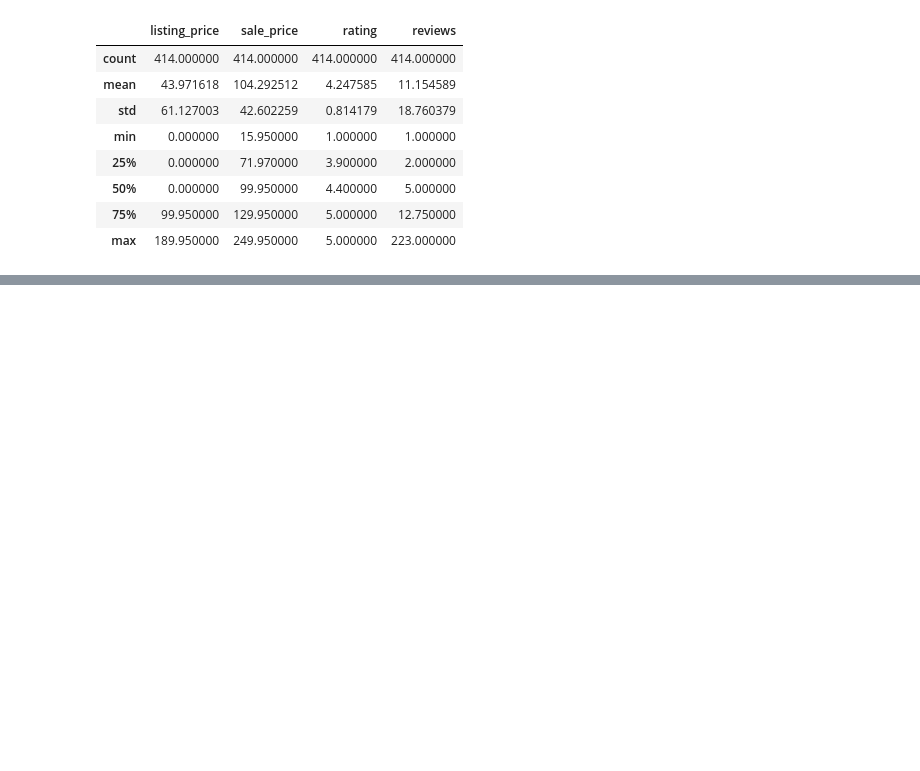
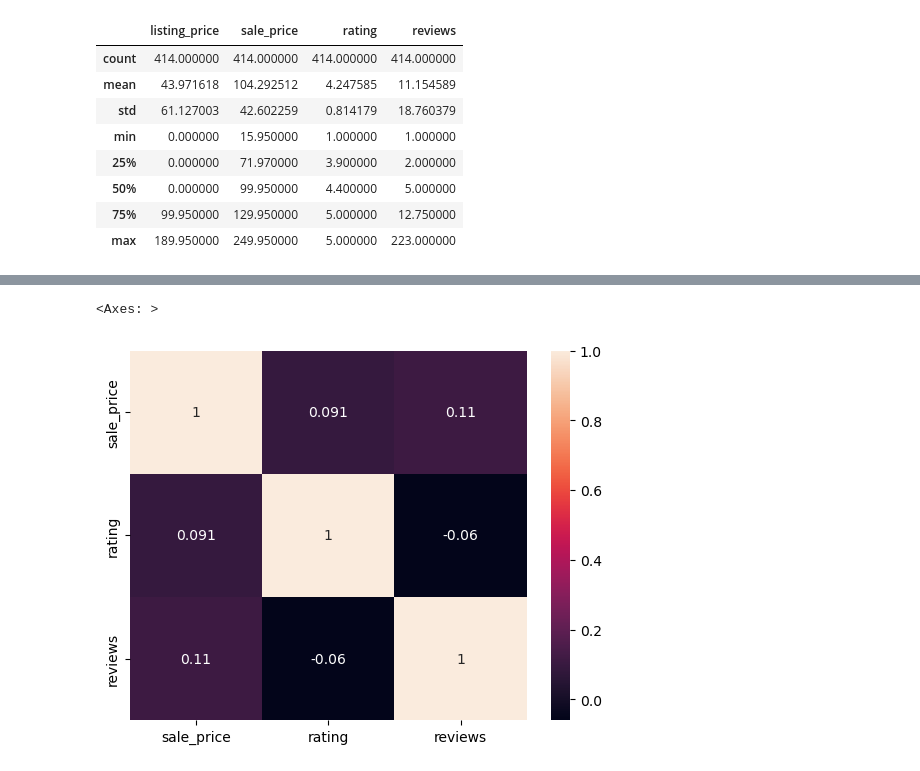
Before and after one commit to thomasmckayyy/nike-dataset, a Jupyter notebook: nikeShoeSalesClean.ipynb, the cells around one changed output, grey strips where cells are left out. Drawn from its saved outputs; the diff is of its cells as text; code cells hidden in the pictures; blank space fills up the shorter version.

```diff
--- a/nikeShoeSalesClean.ipynb
+++ b/nikeShoeSalesClean.ipynb
@@ -65,0 +93,5 @@ nikeClean.describe()
+# %%
+sns.heatmap(nikeCleaner.corr(), annot = True)
+# %% [output]
+<Axes: >
+[figure, added]
```
Also changed, not shown: parts of 4 cells of this notebook.
